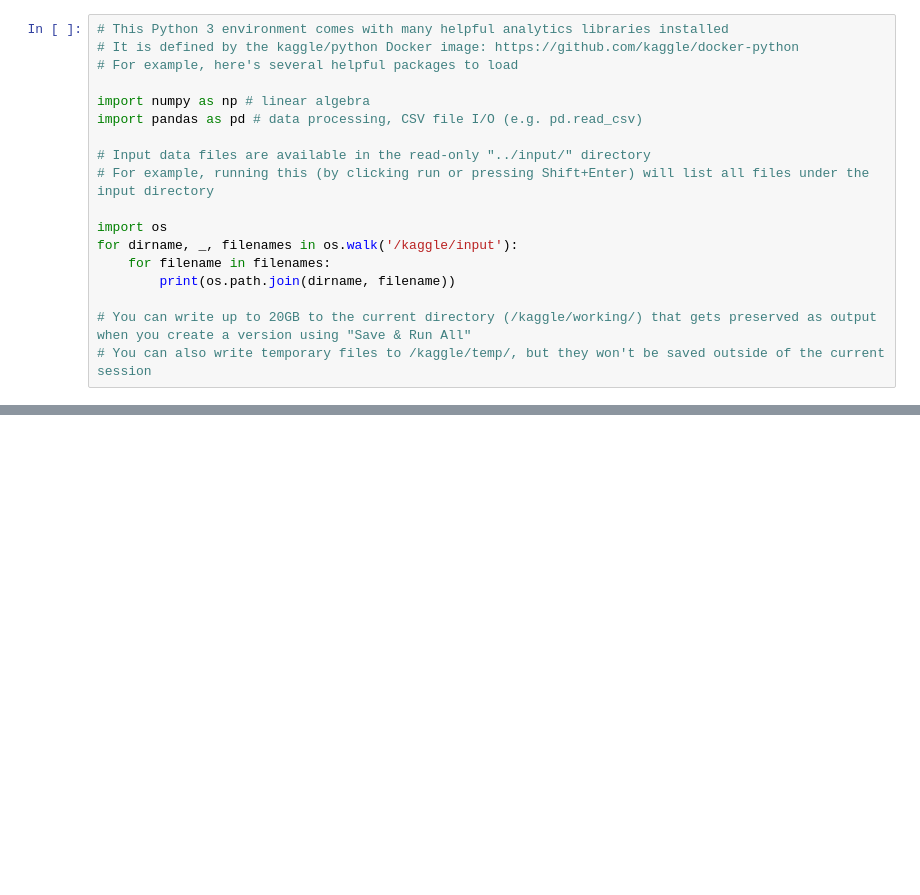
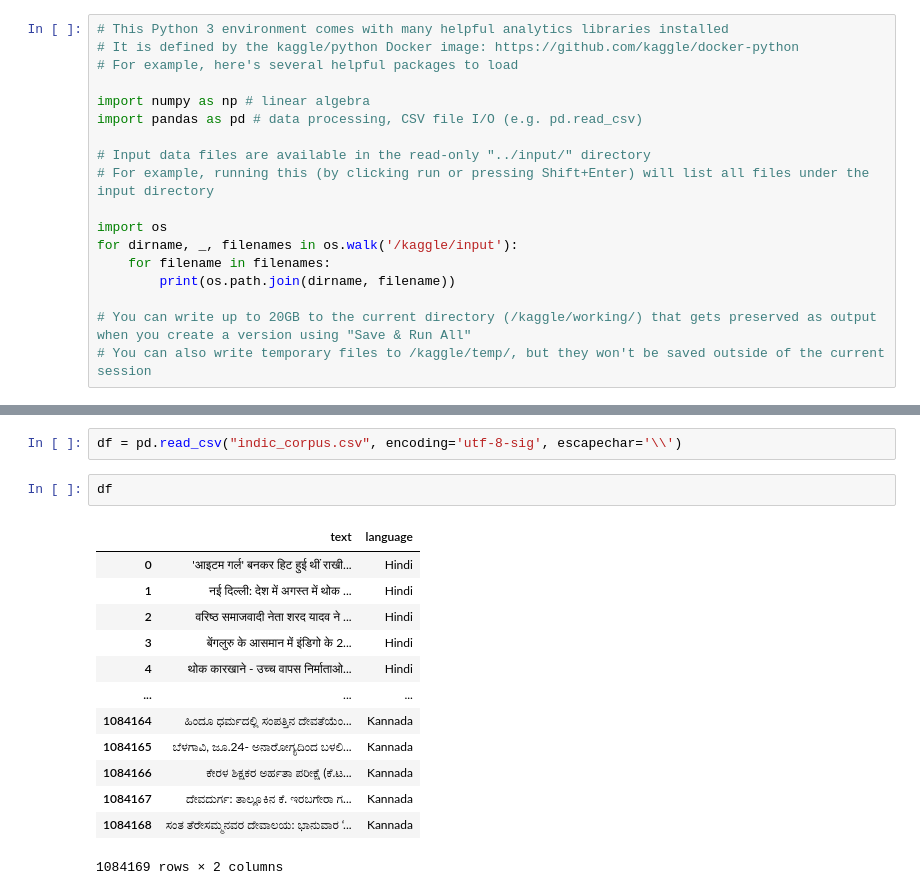
Before and after one commit to nisaral/nlp_practiceground, a Jupyter notebook: indic-data-corpus.ipynb, the cells around one changed output, grey strips where cells are left out. Drawn from its saved outputs; the diff is of its cells as text; blank space fills up the shorter version.

Commit message:
Kaggle Notebook | indic_data_corpus | Version 2

```diff
--- a/indic-data-corpus.ipynb
+++ b/indic-data-corpus.ipynb
@@ -236,0 +655,18 @@ Error: need to escape, but no escapechar set
+# %%
+df = pd.read_csv("indic_corpus.csv", encoding='utf-8-sig', escapechar='\\')
+# %%
+df
+# %% [output]
+|  | text | language |
+| 0 | 'आइटम गर्ल' बनकर हिट हुई थीं राखी... | Hindi |
+| 1 | नई दिल्ली: देश में अगस्त में थोक ... | Hindi |
+| 2 | वरिष्ठ समाजवादी नेता शरद यादव ने ... | Hindi |
+| 3 | बेंगलुरु के आसमान में इंडिगो के 2... | Hindi |
+| 4 | थोक कारखाने - उच्च वापस निर्माताओ... | Hindi |
+| ... | ... | ... |
+| 1084164 | ಹಿಂದೂ ಧರ್ಮದಲ್ಲಿ ಸಂಪತ್ತಿನ ದೇವತೆಯೆಂ... | Kannada |
+| 1084165 | ಬೆಳಗಾವಿ, ಜೂ.24- ಅನಾರೋಗ್ಯದಿಂದ ಬಳಲಿ... | Kannada |
+| 1084166 | ಕೇರಳ ಶಿಕ್ಷಕರ ಅರ್ಹತಾ ಪರೀಕ್ಷೆ (ಕೆ.ಟ... | Kannada |
+| 1084167 | ದೇವದುರ್ಗ: ತಾಲ್ಲೂಕಿನ ಕೆ. ಇರಬಗೇರಾ ಗ... | Kannada |
+| 1084168 | ಸಂತ ತೆರೇಸಮ್ಮನವರ ದೇವಾಲಯ: ಭಾನುವಾರ ‘... | Kannada |
+1084169 rows × 2 columns
```
Also changed, not shown: parts of 17 cells of this notebook.
